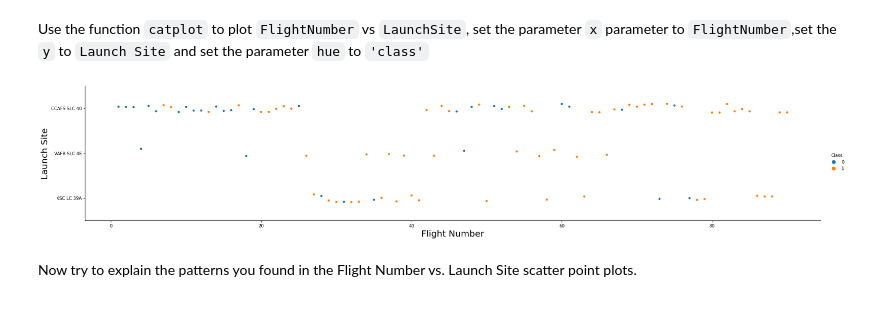
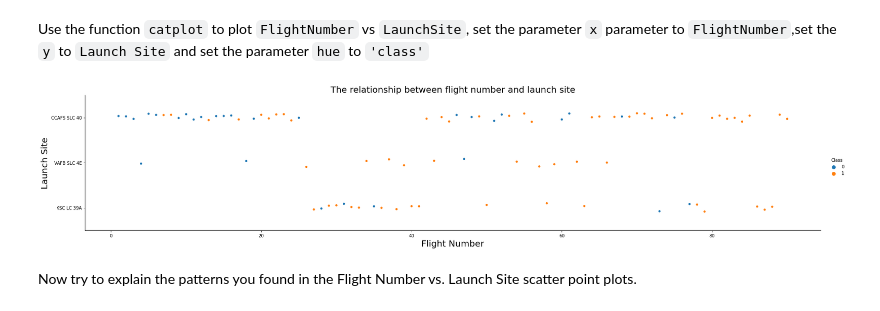
Before and after one commit to EW-10/IBM-Capstone, a Jupyter notebook: IBM Capstone: EDA and Data Visualization.ipynb, the cells around one changed output. Cells and saved outputs as stored; diff of their text form; code cells hidden in the pictures.

```diff
--- a/IBM Capstone: EDA and Data Visualization.ipynb
+++ b/IBM Capstone: EDA and Data Visualization.ipynb
@@ -85,11 +85,12 @@ Use the function <code>catplot</code> to plot <code>FlightNumber</code> vs <code
 # %%
 # Plot a scatter point chart with x axis to be Flight Number and y axis to be the launch site, and hue to be the class value
 sns.catplot(y="LaunchSite", x="FlightNumber", hue="Class", data=df, aspect = 5)
 plt.xlabel("Flight Number",fontsize=20)
 plt.ylabel("Launch Site",fontsize=20)
+plt.title("The relationship between flight number and launch site", fontsize=20)
 plt.show()
 # %% [output]
-[figure, old version]
+[figure, new version]
 # %% [markdown]
 Now try to explain the patterns you found in the Flight Number vs. Launch Site scatter point plots.
 # %% [markdown]
```
Also changed, not shown: parts of 5 cells of this notebook.
